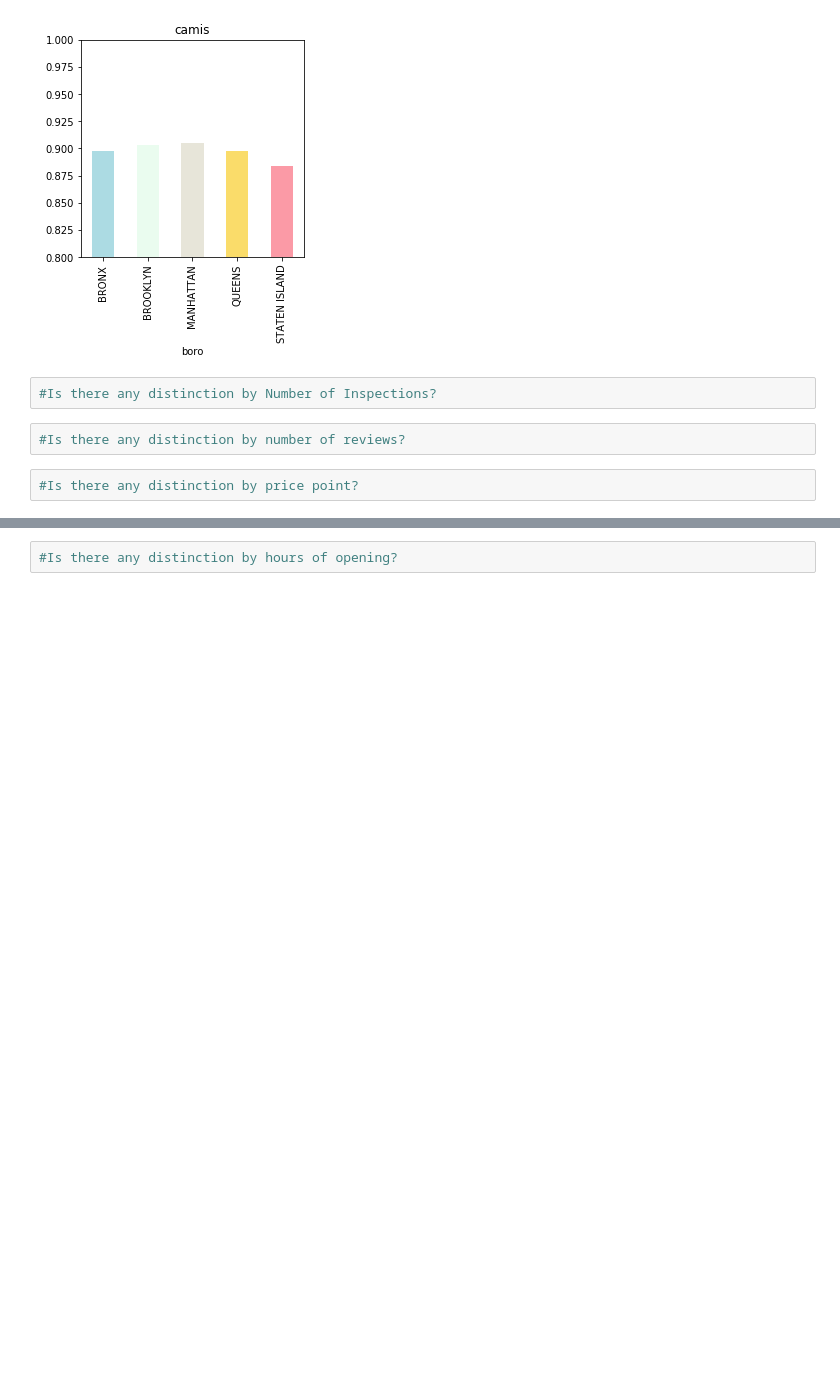
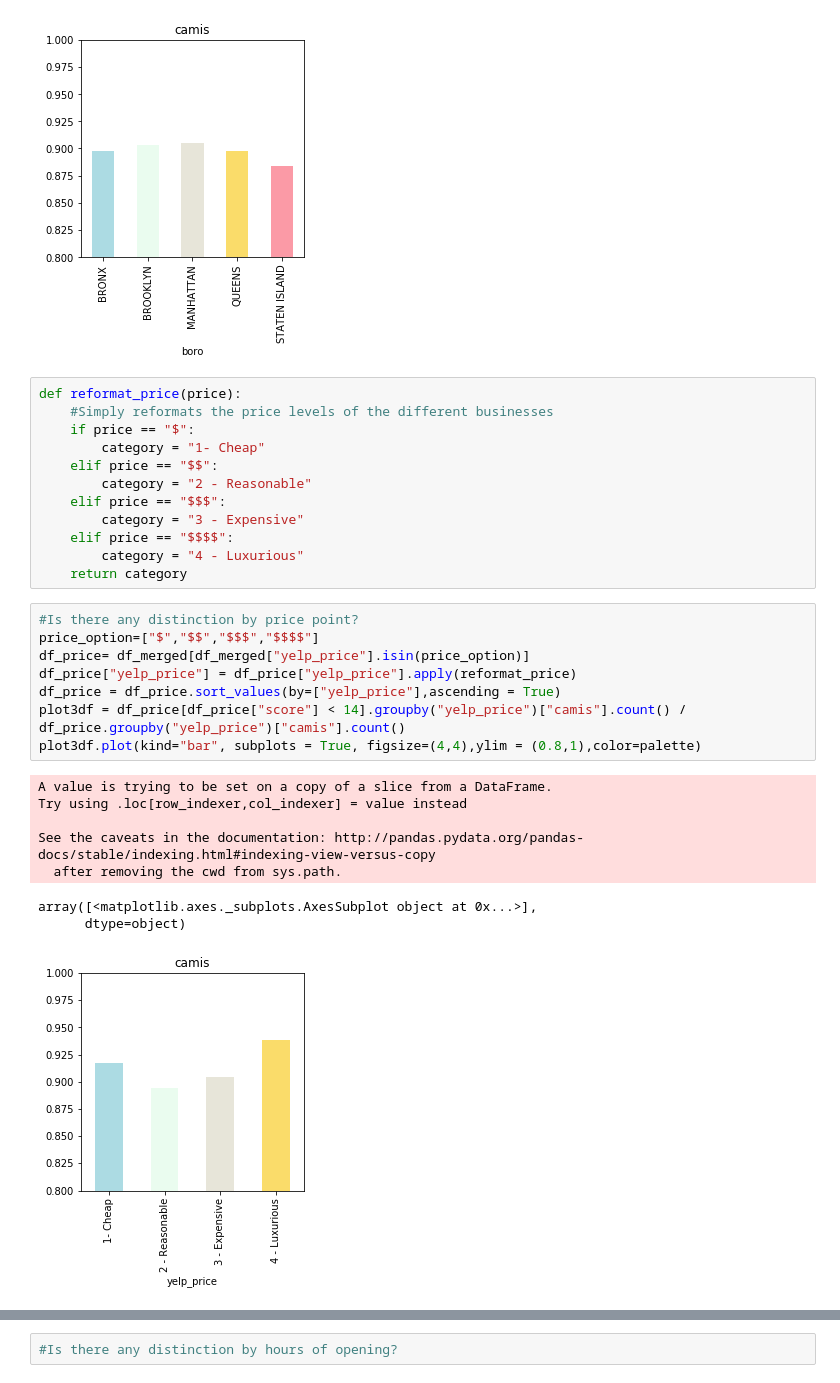
Before and after one commit to imiraoui/NYC-Restaurant-Analysis, a Jupyter notebook: Introductory Visualization.ipynb, the cells around one changed output, grey strips where cells are left out. Drawn from its saved outputs; the diff is of its cells as text; blank space fills up the shorter version.

```diff
--- a/Introductory Visualization.ipynb
+++ b/Introductory Visualization.ipynb
@@ -164,9 +156,32 @@ plot2df.plot(kind="bar", subplots = True, figsize=(4,4),ylim = (0.8,1),color=pal
 array([<matplotlib.axes._subplots.AxesSubplot object at 0x...>],
       dtype=object)
 [figure]
-# %%
-#Is there any distinction by Number of Inspections?
-# %%
-#Is there any distinction by number of reviews?
-# %%
-#Is there any distinction by price point?
+# %%
+def reformat_price(price):
+    #Simply reformats the price levels of the different businesses
+    if price == "$":
+        category = "1- Cheap"
+    elif price == "$$":
+        category = "2 - Reasonable"
+    elif price == "$$$":
+        category = "3 - Expensive"
+    elif price == "$$$$":
+        category = "4 - Luxurious"
+    return category
+# %%
+#Is there any distinction by price point?
+price_option=["$","$$","$$$","$$$$"]
+df_price= df_merged[df_merged["yelp_price"].isin(price_option)]
+df_price["yelp_price"] = df_price["yelp_price"].apply(reformat_price)
+df_price = df_price.sort_values(by=["yelp_price"],ascending = True)
+plot3df = df_price[df_price["score"] < 14].groupby("yelp_price")["camis"].count() / df_price.groupby("yelp_price")["camis"].count()
+plot3df.plot(kind="bar", subplots = True, figsize=(4,4),ylim = (0.8,1),color=palette)
+# %% [output]
+A value is trying to be set on a copy of a slice from a DataFrame.
+Try using .loc[row_indexer,col_indexer] = value instead
+
+See the caveats in the documentation: http://pandas.pydata.org/pandas-docs/stable/indexing.html#indexing-view-versus-copy
+  after removing the cwd from sys.path.
+array([<matplotlib.axes._subplots.AxesSubplot object at 0x...>],
+      dtype=object)
+[figure, added]
```
Also changed, not shown: parts of 21 cells of this notebook, 1 other file.
